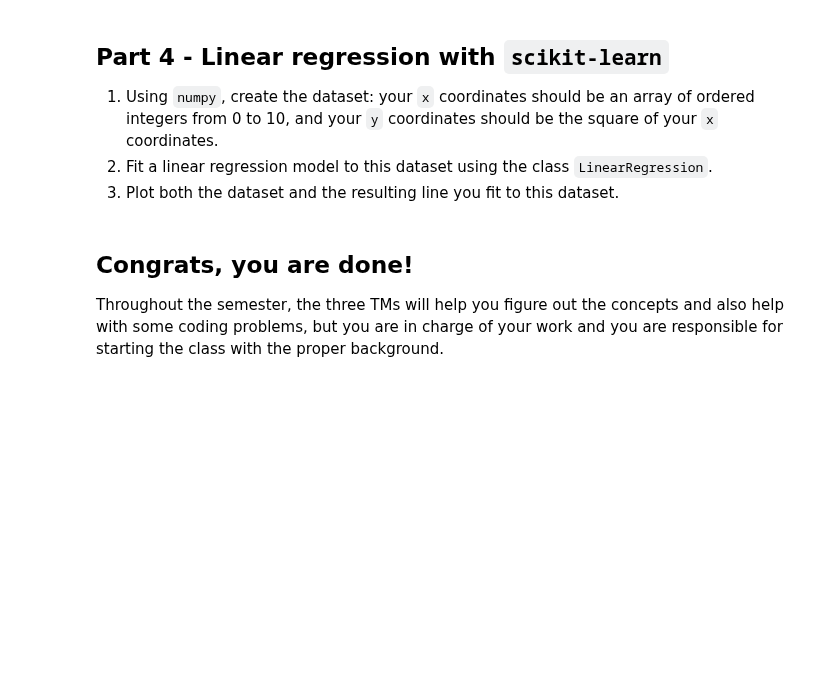
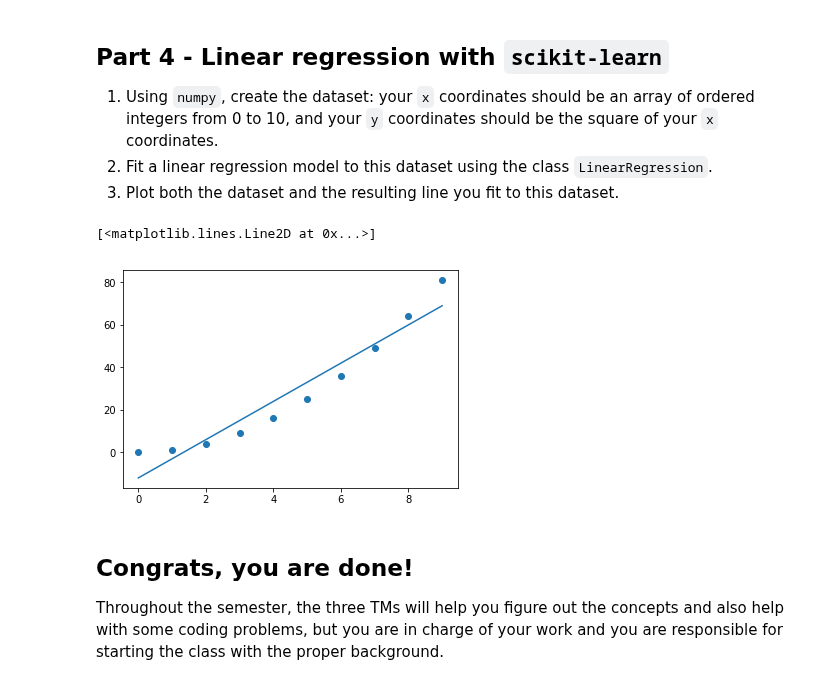
Before and after one commit to TSunny007/CS231n, a Jupyter notebook: 2019/HW0/homework0_python.ipynb, the cells around one changed output. Saved outputs shown, nothing was run; the diff lists cells and outputs as text; code cells hidden in the pictures; blank space fills up the shorter version.

```diff
--- a/2019/HW0/homework0_python.ipynb
+++ b/2019/HW0/homework0_python.ipynb
@@ -86,3 +103,13 @@ plt.imshow(noise_greyscale)
+# %%
+# code for part 4 goes here
+x = np.arange(10).reshape(-1,1)
+y = np.square(x)
+clf = LinearRegression().fit(x, y)
+plt.scatter(x,y)
+plt.plot(x, clf.predict(x))
+# %% [output]
+[<matplotlib.lines.Line2D at 0x...>]
+[figure, added]
 # %% [markdown]
 ## Congrats, you are done!
 
```
Also changed, not shown: parts of 3 cells of this notebook.
